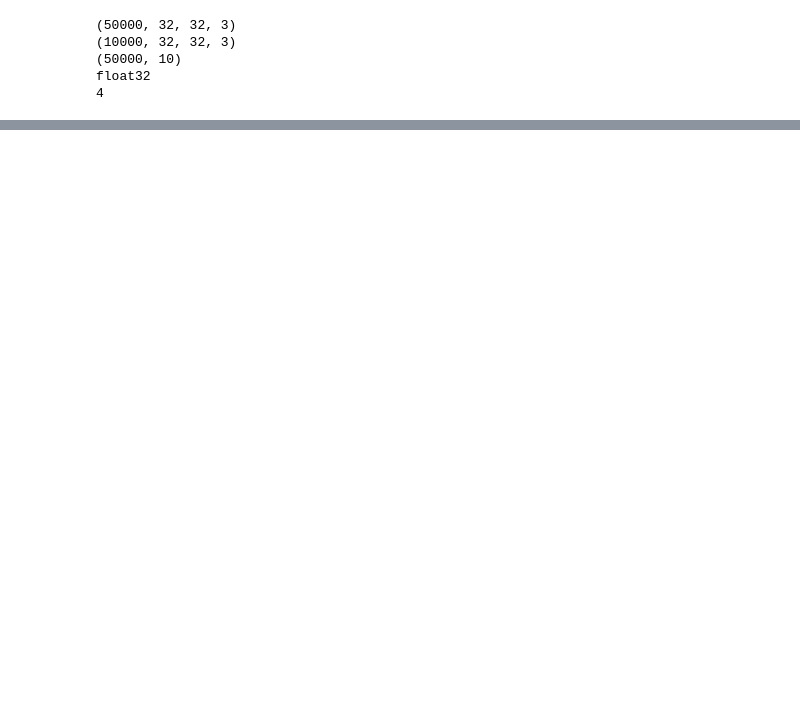
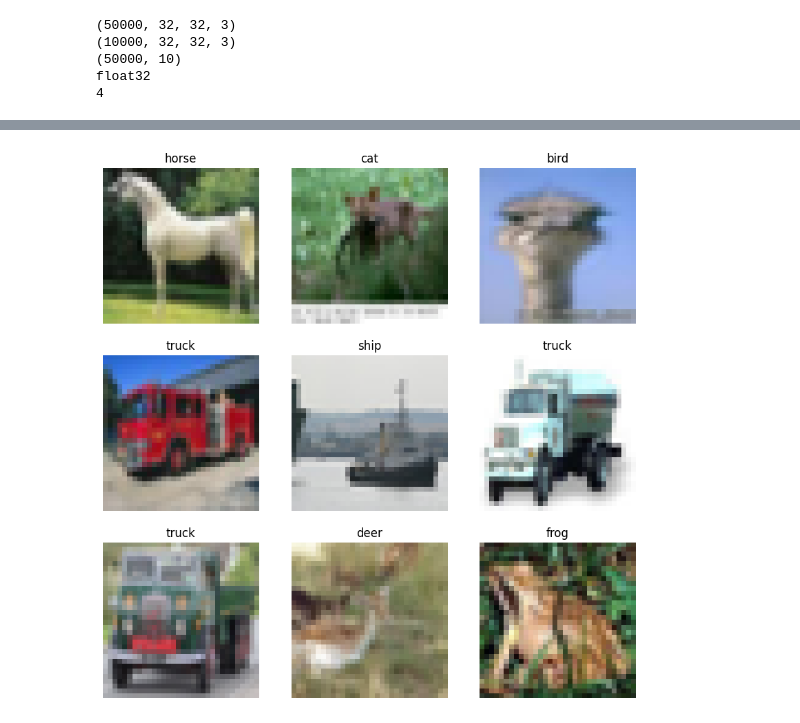
Before and after one commit to karthik-kk-aiml/04-deep-learning-cnn-image-classification, a Jupyter notebook: main.ipynb, the cells around one changed output, grey strips where cells are left out. Cells and saved outputs as stored; diff of their text form; code cells hidden in the pictures; blank space fills up the shorter version.

```diff
--- a/main.ipynb
+++ b/main.ipynb
@@ -208,0 +142,18 @@ plt.show()
+# %%
+# DATA AUGMENTATION TO INCREASE THE TRAINING DATA BY APPLYING RANDOM TRANSFORMATION (like rotation, zooming)
+from tensorflow.keras.preprocessing.image import ImageDataGenerator
+
+# Define the data augmentation
+datagen = ImageDataGenerator(
+    rotation_range=15,  # Rotate images up to 15 degrees
+    width_shift_range=0.1,  # Horizontally shift images by 10%
+    height_shift_range=0.1,  # Vertically shift images by 10%
+    horizontal_flip=True,  # Randomly flip images
+)
+
+# Fit the data generator on the training data
+datagen.fit(x_train)
+# %%
+class_names = ['airplane', 'automobile', 'bird', 'cat', 'deer',
+               'dog', 'frog', 'horse', 'ship', 'truck']
+class_names
@@ -208,0 +171,20 @@ plt.show()
+# %%
+import random
+
+def plot_random_images(images, labels, class_names, num_images=9):
+    plt.figure(figsize=(10, 10))
+
+    indices = random.sample(range(len(images)), num_images)
+
+    for i, idx in enumerate(indices):
+        plt.subplot(3, 3, i + 1)
+        plt.imshow(images[idx])
+        label_index = np.argmax(labels[idx])
+        plt.title(class_names[label_index])
+        plt.axis('off')
+
+    plt.show()
+
+plot_random_images(x_train, y_train, class_names)
+# %% [output]
+[figure, added]
```
Also changed, not shown: parts of 32 cells of this notebook, 3 other files.
